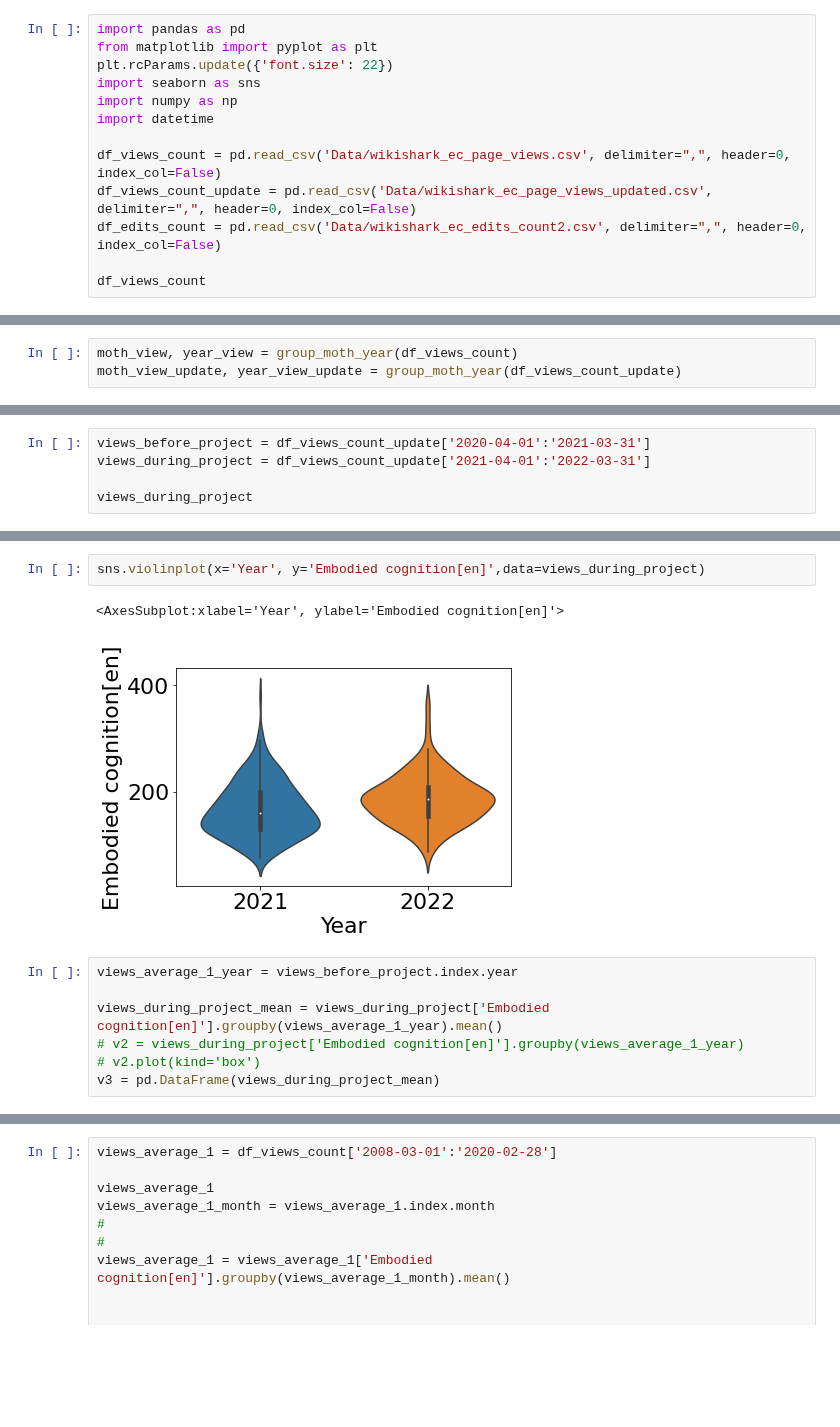
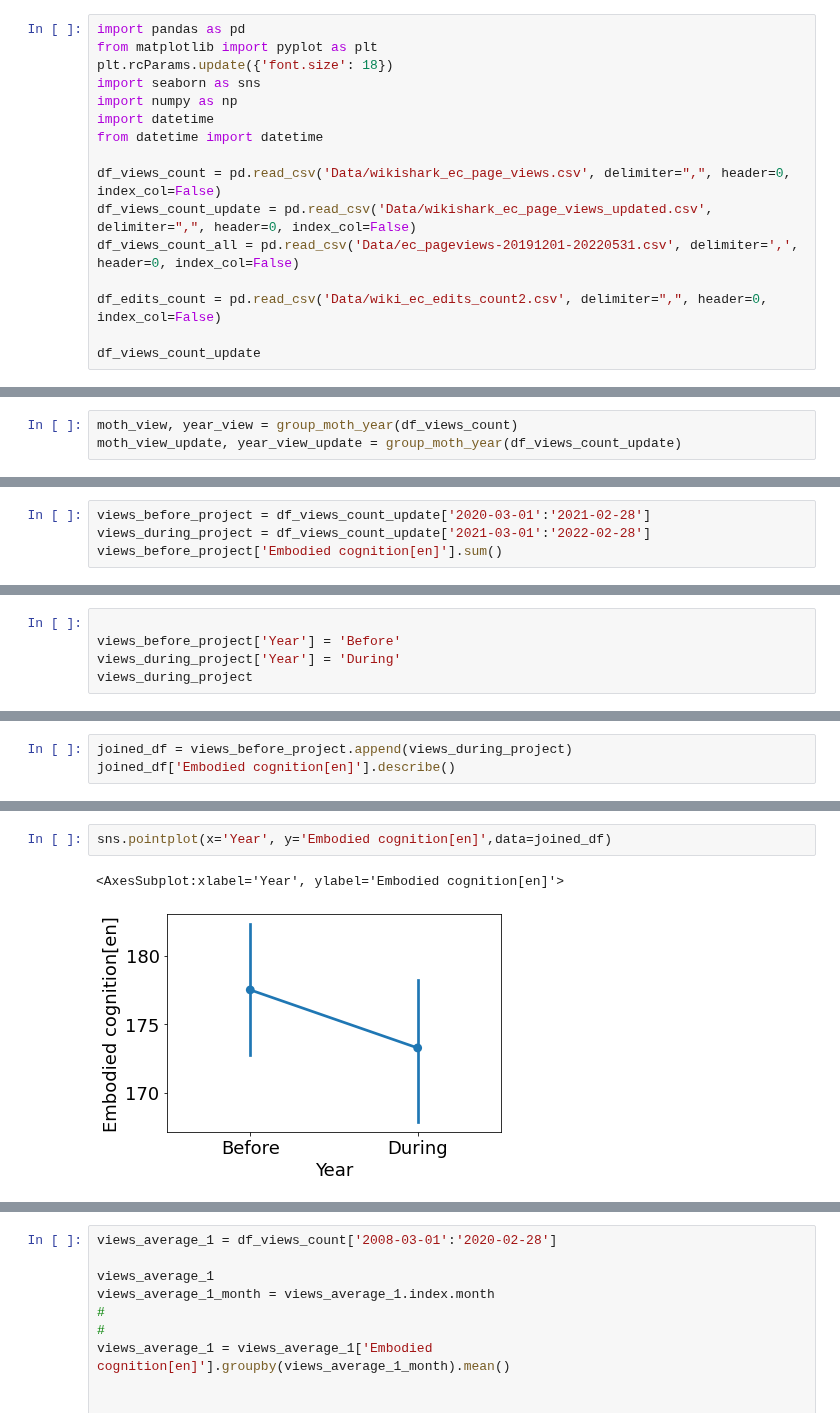
Before and after one commit to JohnMadrid/EC_env_images, a Jupyter notebook: WikiPageAnalysis/page_visits_analysis.ipynb, the cells around one changed output, grey strips where cells are left out. Saved outputs shown, nothing was run; the diff lists cells and outputs as text; blank space fills up the shorter version.

Commit message:
Views count over 30 months period

```diff
--- a/WikiPageAnalysis/page_visits_analysis.ipynb
+++ b/WikiPageAnalysis/page_visits_analysis.ipynb
@@ -6,14 +6,17 @@ In what follows, an analysis of the page edits and views count for the _"Embodie
 # %%
 import pandas as pd
 from matplotlib import pyplot as plt
-plt.rcParams.update({'font.size': 22})
+plt.rcParams.update({'font.size': 18})
 import seaborn as sns
 import numpy as np
 import datetime
+from datetime import datetime
 
 df_views_count = pd.read_csv('Data/wikishark_ec_page_views.csv', delimiter=",", header=0, index_col=False)
 df_views_count_update = pd.read_csv('Data/wikishark_ec_page_views_updated.csv', delimiter=",", header=0, index_col=False)
-df_edits_count = pd.read_csv('Data/wikishark_ec_edits_count2.csv', delimiter=",", header=0, index_col=False)
+df_views_count_all = pd.read_csv('Data/ec_pageviews-20191201-20220531.csv', delimiter=',', header=0, index_col=False)
 
-df_views_count
+df_edits_count = pd.read_csv('Data/wiki_ec_edits_count2.csv', delimiter=",", header=0, index_col=False)
+
+df_views_count_update
 # %% [output]
@@ -237,6 +258,5 @@ plt.show()
 # %%
-views_before_project = df_views_count_update['2020-04-01':'2021-03-31']
-views_during_project = df_views_count_update['2021-04-01':'2022-03-31']
-
-views_during_project
+views_before_project = df_views_count_update['2020-03-01':'2021-02-28']
+views_during_project = df_views_count_update['2021-03-01':'2022-02-28']
+views_before_project['Embodied cognition[en]'].sum()
 # %% [output]
@@ -243,0 +268,5 @@ TypeError: cannot do slice indexing on RangeIndex with these indexers [2020-04-0
+# %%
+
+views_before_project['Year'] = 'Before'
+views_during_project['Year'] = 'During'
+views_during_project
@@ -243,0 +288,3 @@ TypeError: cannot do slice indexing on RangeIndex with these indexers [2020-04-0
+# %%
+joined_df = views_before_project.append(views_during_project)
+joined_df['Embodied cognition[en]'].describe()
@@ -251,12 +326,5 @@ views_during_project
 # %%
-sns.violinplot(x='Year', y='Embodied cognition[en]',data=views_during_project)
+sns.pointplot(x='Year', y='Embodied cognition[en]',data=joined_df)
 # %% [output]
 <AxesSubplot:xlabel='Year', ylabel='Embodied cognition[en]'>
-[figure, old version]
+[figure, new version]
-# %%
-views_average_1_year = views_before_project.index.year
-
-views_during_project_mean = views_during_project['Embodied cognition[en]'].groupby(views_average_1_year).mean()
-# v2 = views_during_project['Embodied cognition[en]'].groupby(views_average_1_year)
-# v2.plot(kind='box')
-v3 = pd.DataFrame(views_during_project_mean)
```
Also changed, not shown: parts of 26 cells of this notebook, 5 other files.
